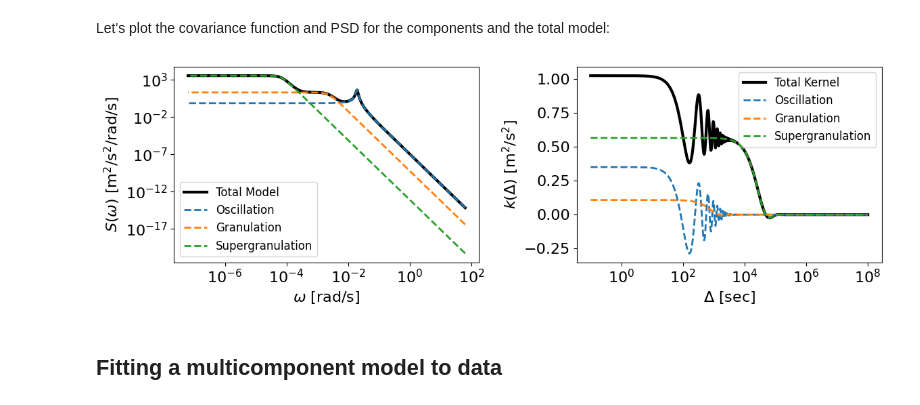
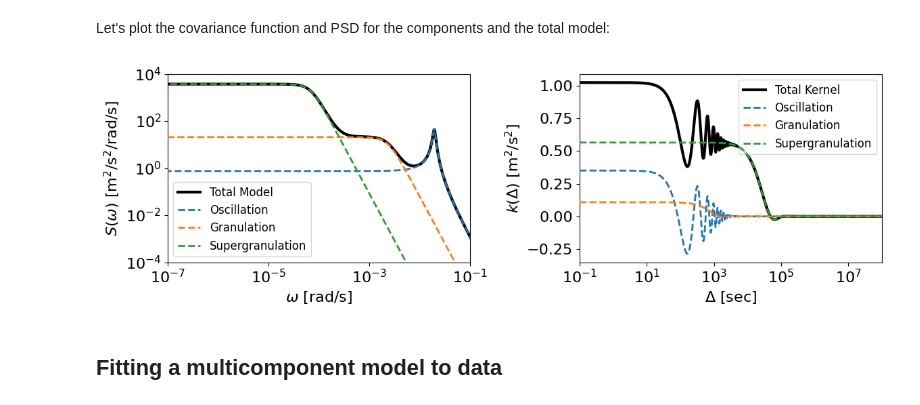
Before and after one commit to smolgp-dev/smolgp, a Jupyter notebook: docs/tutorials/multicomponent.ipynb, the cells around one changed output. Drawn from its saved outputs; the diff is of its cells as text; code cells hidden in the pictures.

Commit message:
cleaner axis limits on PSD/cov plot

```diff
--- a/docs/tutorials/multicomponent.ipynb
+++ b/docs/tutorials/multicomponent.ipynb
@@ -141,26 +141,26 @@ Let's plot the covariance function and PSD for the components and the total mode
 # %%
 ## Plot the covariance function
 fig, (pax, cax) = plt.subplots(1,2, figsize=(12,4))
 dts = jnp.logspace(-1, 8, 1000) # sec (for covariance)
 ws  = 2*jnp.pi/dts # rad/s (for PSD)
 zeros = jnp.zeros_like(dts)
 cov = kernel(zeros, dts)[0,:]
 psd = kernel.psd(ws)
 cax.plot(dts, cov, color='k', lw=3, label='Total Kernel')
 pax.plot(ws, psd, color='k', lw=3, label='Total Model')
 for k in ks:
     cov = k(zeros, dts)[0,:]
     cax.plot(dts, cov, lw=2, zorder=10, ls='--', label=k.name)
     pax.plot(ws, k.psd(ws), lw=2, zorder=10, ls='--', label=k.name)
 cax.legend(loc='upper right', fontsize=12)
 pax.legend(loc='lower left', fontsize=12)
-cax.set_xscale('log')
-pax.set(xscale='log', yscale='log')
+cax.set(xscale='log', xlim=(1e-1,1e8))
+pax.set(xscale='log', yscale='log', ylim=(1e-4, 1e4), xlim=(1e-7,1e-1));
 cax.set(xlabel=r'$\Delta$ [sec]', ylabel=r'$k(\Delta)$ [m$^2$/s$^2$]');
 pax.set(xlabel=r'$\omega$ [rad/s]', ylabel=r'$S(\omega)$ [m$^2$/s$^2$/rad/s]');
 fig.tight_layout();
 # %% [output]
-[figure, old version]
+[figure, new version]
 # %% [markdown]
 ## Fitting a multicomponent model to data
 # %% [markdown]
```
